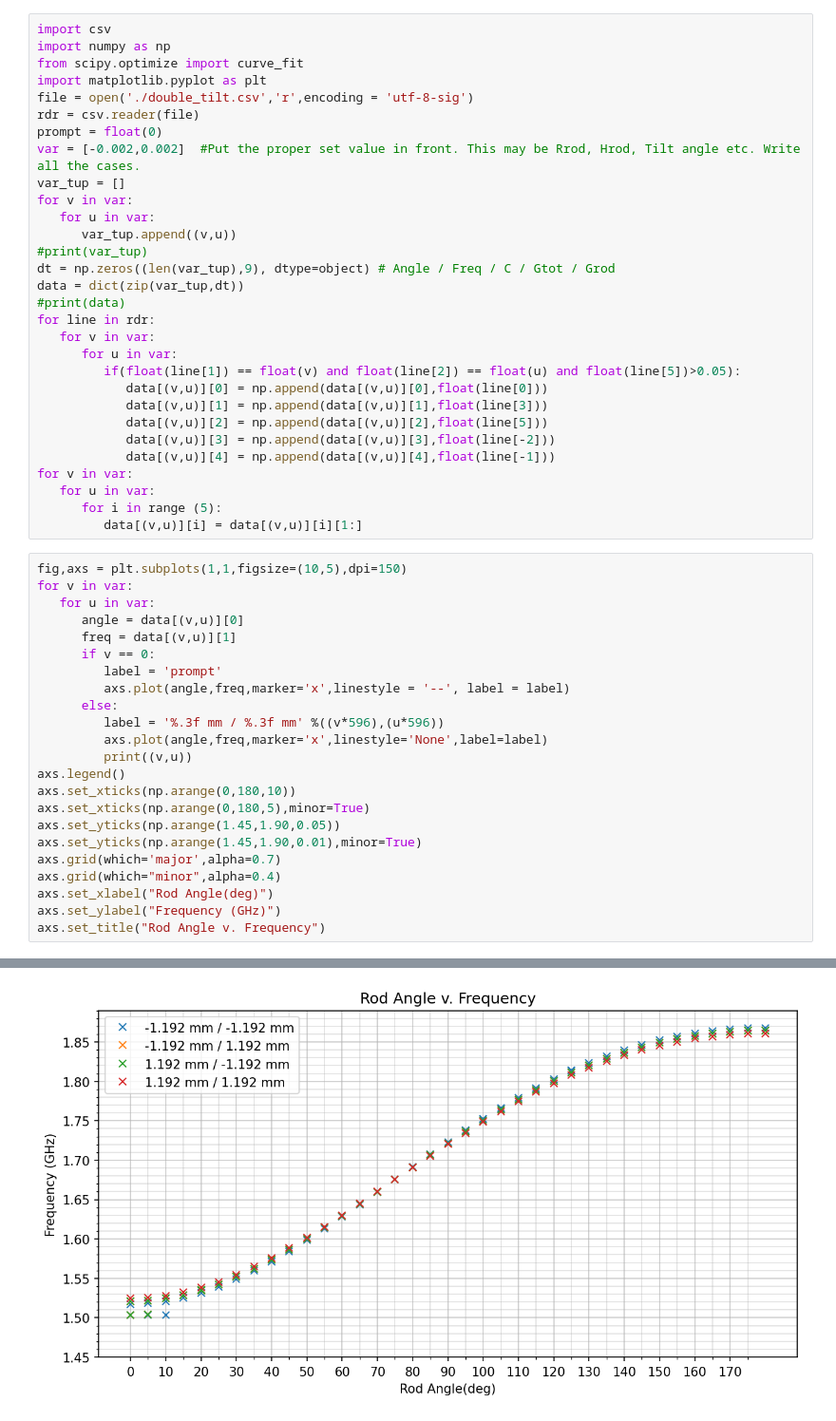
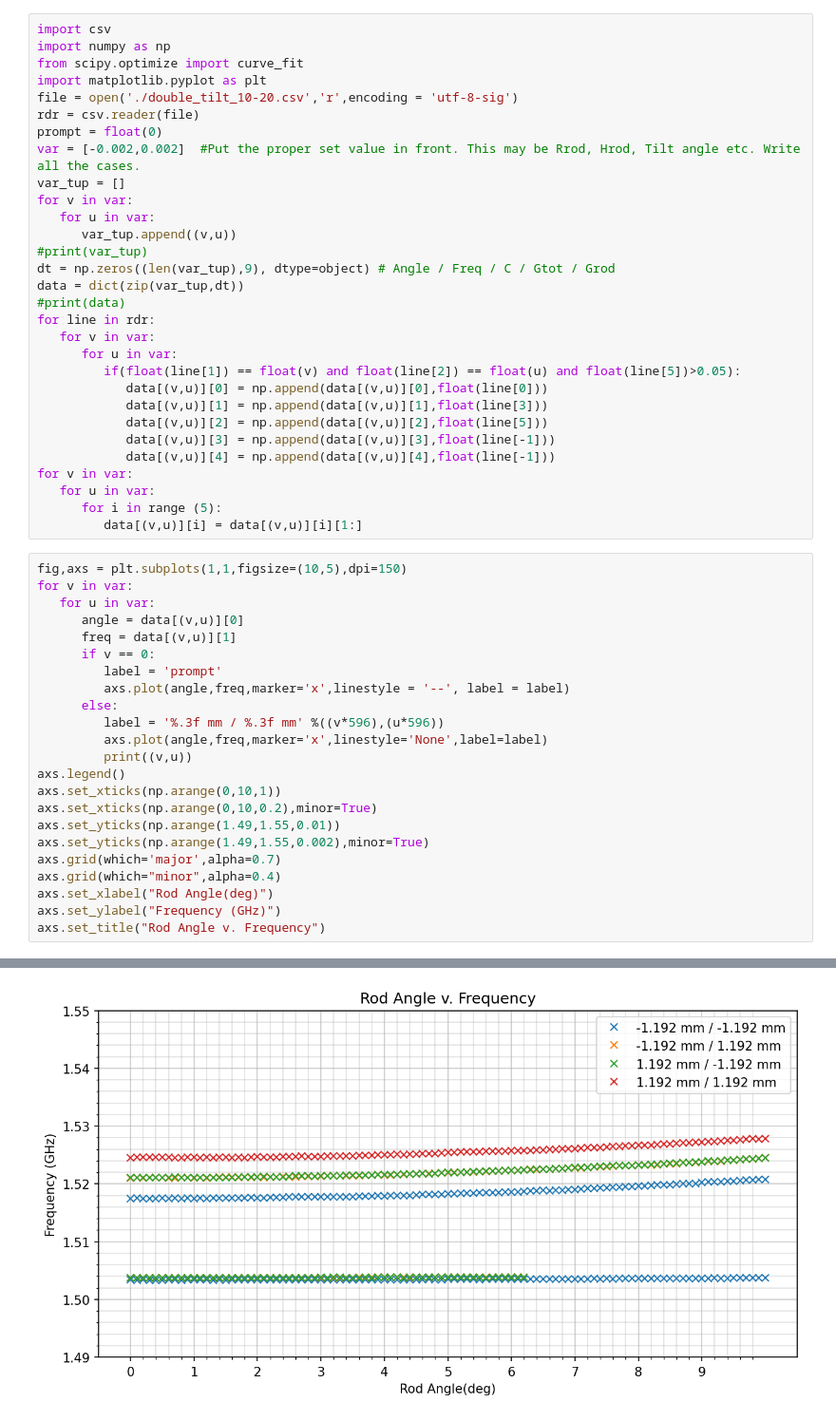
Before and after one commit to peanutflavorbean/CAPP, a Jupyter notebook: Double_Tilt_Tolerance.ipynb, the cells around one changed output, grey strips where cells are left out. Shown at 95% size. Saved outputs shown, nothing was run; the diff lists cells and outputs as text.

```diff
--- a/Double_Tilt_Tolerance.ipynb
+++ b/Double_Tilt_Tolerance.ipynb
@@ -3,7 +3,7 @@ import csv
 import numpy as np
 from scipy.optimize import curve_fit
 import matplotlib.pyplot as plt
-file = open('./double_tilt.csv','r',encoding = 'utf-8-sig')
+file = open('./double_tilt_10-20.csv','r',encoding = 'utf-8-sig')
 rdr = csv.reader(file)
 prompt = float(0)
 var = [-0.002,0.002]  #Put the proper set value in front. This may be Rrod, Hrod, Tilt angle etc. Write all the cases.
@@ -22,7 +22,7 @@ for line in rdr:
             data[(v,u)][0] = np.append(data[(v,u)][0],float(line[0]))
             data[(v,u)][1] = np.append(data[(v,u)][1],float(line[3]))
             data[(v,u)][2] = np.append(data[(v,u)][2],float(line[5]))
-            data[(v,u)][3] = np.append(data[(v,u)][3],float(line[-2]))
+            data[(v,u)][3] = np.append(data[(v,u)][3],float(line[-1]))
             data[(v,u)][4] = np.append(data[(v,u)][4],float(line[-1]))
 for v in var:
    for u in var:
@@ -31,33 +31,33 @@ for v in var:
 # %%
 fig,axs = plt.subplots(1,1,figsize=(10,5),dpi=150)
 for v in var:
    for u in var:
       angle = data[(v,u)][0]
       freq = data[(v,u)][1]
       if v == 0:
          label = 'prompt'
          axs.plot(angle,freq,marker='x',linestyle = '--', label = label)
       else:
          label = '%.3f mm / %.3f mm' %((v*596),(u*596))
          axs.plot(angle,freq,marker='x',linestyle='None',label=label)
          print((v,u))
 axs.legend()
-axs.set_xticks(np.arange(0,180,10))
-axs.set_xticks(np.arange(0,180,5),minor=True)
-axs.set_yticks(np.arange(1.45,1.90,0.05))
-axs.set_yticks(np.arange(1.45,1.90,0.01),minor=True)
+axs.set_xticks(np.arange(0,10,1))
+axs.set_xticks(np.arange(0,10,0.2),minor=True)
+axs.set_yticks(np.arange(1.49,1.55,0.01))
+axs.set_yticks(np.arange(1.49,1.55,0.002),minor=True)
 axs.grid(which='major',alpha=0.7)
 axs.grid(which="minor",alpha=0.4)
 axs.set_xlabel("Rod Angle(deg)")
 axs.set_ylabel("Frequency (GHz)")
 axs.set_title("Rod Angle v. Frequency")
 # %% [output]
 (-0.002, -0.002)
 (-0.002, 0.002)
 (0.002, -0.002)
 (0.002, 0.002)
 Text(0.5, 1.0, 'Rod Angle v. Frequency')
-[figure, old version]
+[figure, new version]
 # %%
 fig,axs = plt.subplots(1,1,figsize=(10,5),dpi=150)
 twin1 = axs.twinx()
```
Also changed, not shown: parts of 3 cells of this notebook, 44 other files.
